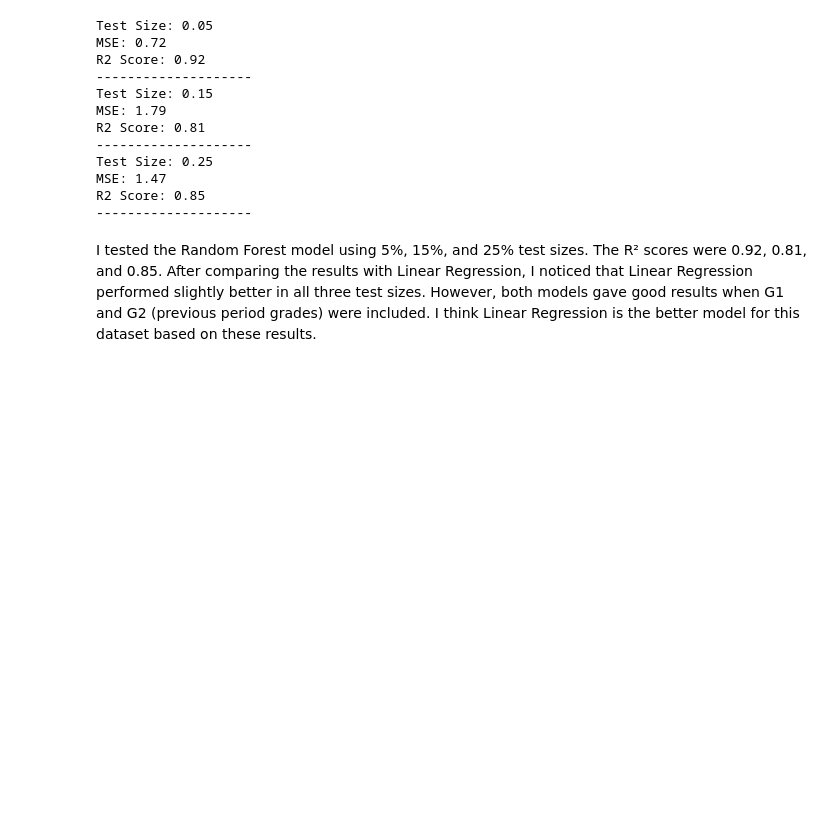
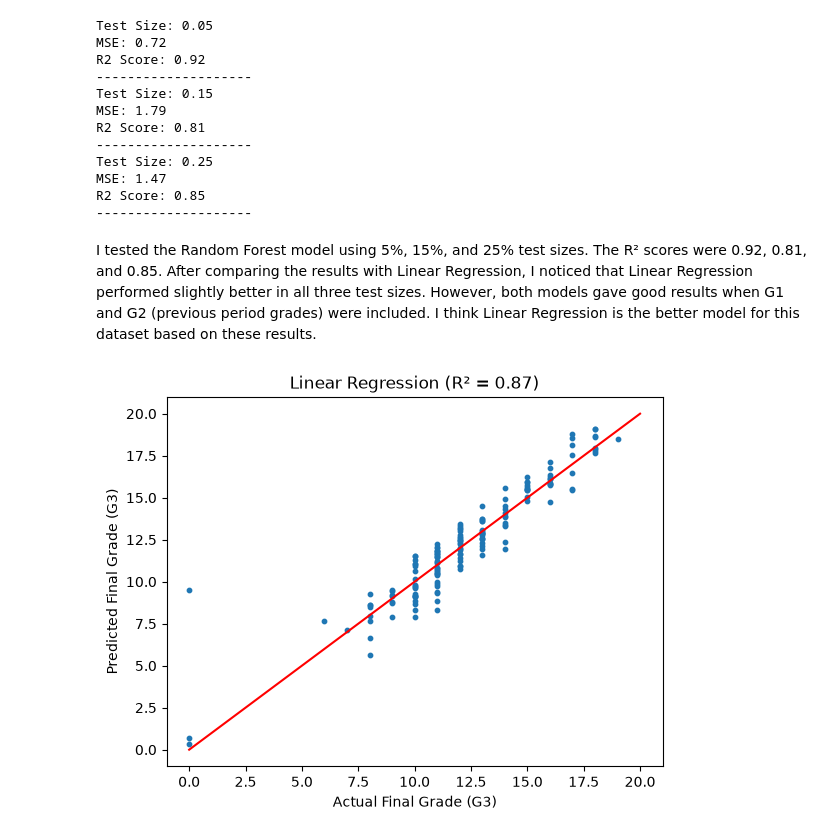
Before and after one commit to 2026441-dotcom/Machine-Learning, a Jupyter notebook: Sugarjav Dorjsuren Machine Learninggg.ipynb, the cells around one changed output. Saved outputs shown, nothing was run; the diff lists cells and outputs as text; code cells hidden in the pictures; blank space fills up the shorter version.

```diff
--- a/Sugarjav Dorjsuren Machine Learninggg.ipynb
+++ b/Sugarjav Dorjsuren Machine Learninggg.ipynb
@@ -327,3 +327,23 @@ R2 Score: 0.85
 --------------------
 # %% [markdown]
 I tested the Random Forest model using 5%, 15%, and 25% test sizes. The R² scores were 0.92, 0.81, and 0.85. After comparing the results with Linear Regression, I noticed that Linear Regression performed slightly better in all three test sizes. However, both models gave good results when G1 and G2 (previous period grades) were included. I think Linear Regression is the better model for this dataset based on these results.
+# %%
+X_train, X_test, y_train, y_test = train_test_split(
+    X_with_grades, y, test_size=0.25, random_state=42
+)
+
+lr_model = LinearRegression()
+lr_model.fit(X_train, y_train)
+y_pred_lr = lr_model.predict(X_test)
+
+r2_lr = r2_score(y_test, y_pred_lr)
+
+plt.scatter(y_test, y_pred_lr, s=10)
+plt.plot([0, 20], [0, 20], color="red")
+
+plt.title(f"Linear Regression (R² = {r2_lr:.2f})")
+plt.xlabel("Actual Final Grade (G3)")
+plt.ylabel("Predicted Final Grade (G3)")
+plt.show()
+# %% [output]
+[figure, added]
```
Also changed, not shown: parts of 2 cells of this notebook.
